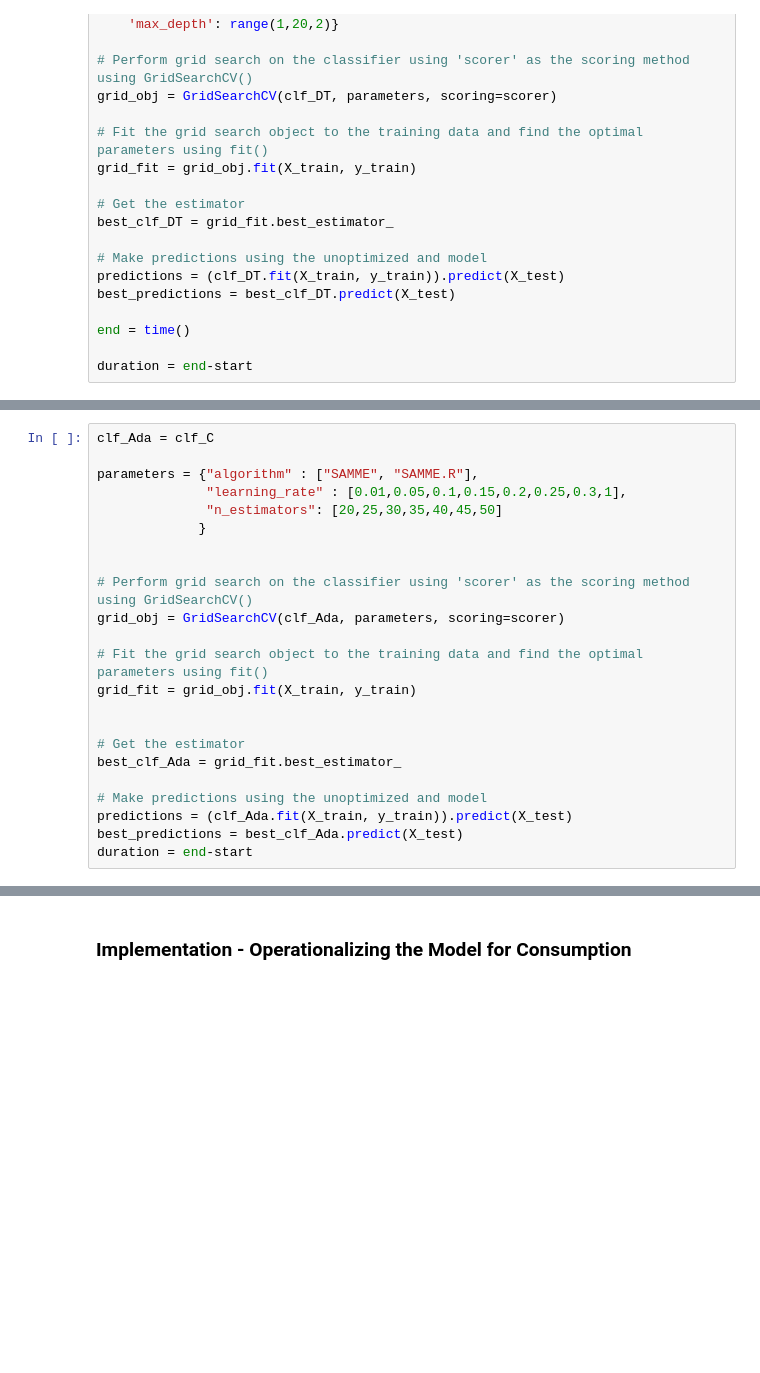
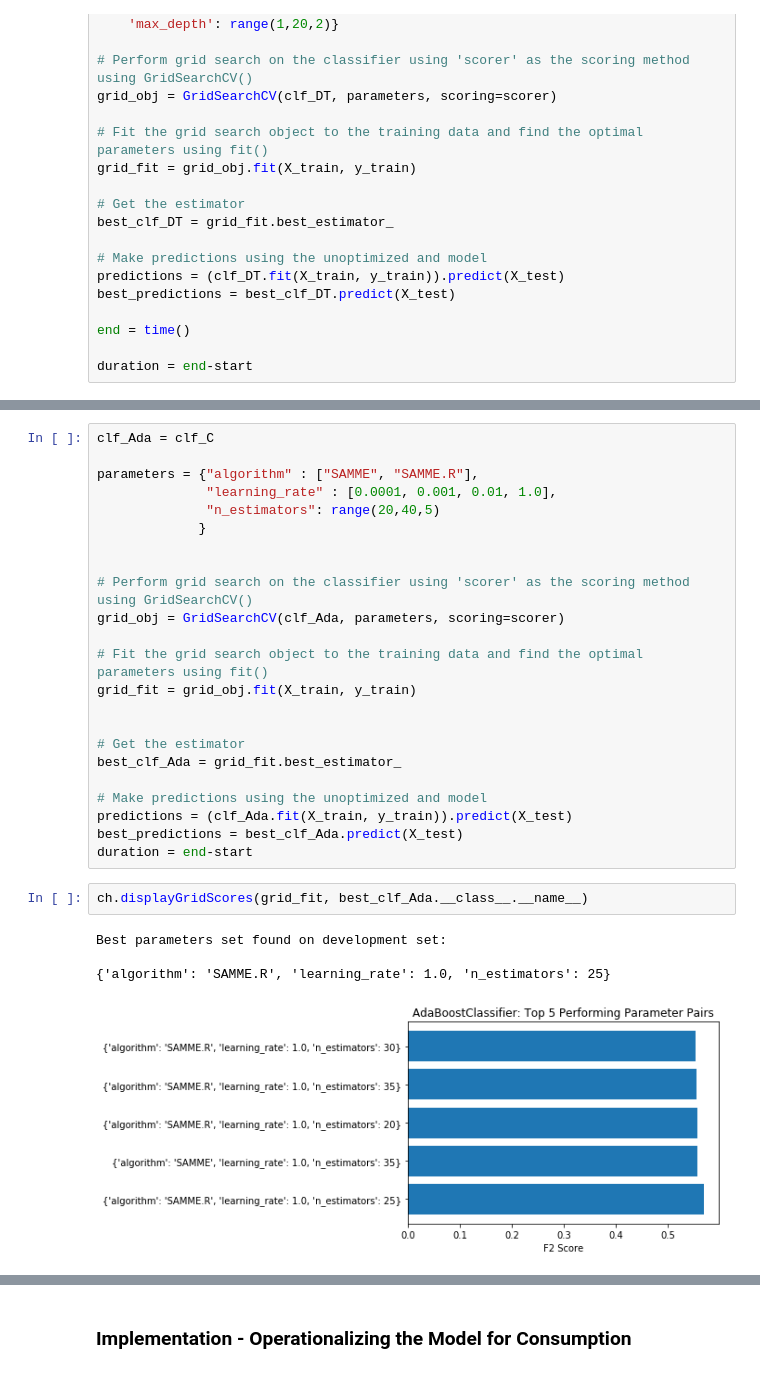
Before and after one commit to zachgardner/churn-detection, a Jupyter notebook: churn_detection_capstone.ipynb, the cells around one changed output, grey strips where cells are left out. Cells and saved outputs as stored; diff of their text form; blank space fills up the shorter version.

```diff
--- a/churn_detection_capstone.ipynb
+++ b/churn_detection_capstone.ipynb
@@ -415,8 +376,8 @@ F Score Improvement: 0.0220
 clf_Ada = clf_C
 
 parameters = {"algorithm" : ["SAMME", "SAMME.R"],
-              "learning_rate" : [0.01,0.05,0.1,0.15,0.2,0.25,0.3,1],
-              "n_estimators": [20,25,30,35,40,45,50]
+              "learning_rate" : [0.0001, 0.001, 0.01, 1.0],
+              "n_estimators": range(20,40,5)
              }
 
 
@@ -434,6 +395,13 @@ best_clf_Ada = grid_fit.best_estimator_
 predictions = (clf_Ada.fit(X_train, y_train)).predict(X_test)
 best_predictions = best_clf_Ada.predict(X_test)
 duration = end-start
+# %%
+ch.displayGridScores(grid_fit, best_clf_Ada.__class__.__name__)
+# %% [output]
+Best parameters set found on development set:
+
+{'algorithm': 'SAMME.R', 'learning_rate': 1.0, 'n_estimators': 25}
+[figure, added]
 # %%
 ch.displayAccuracies(y_test, predictions, best_predictions, beta, best_clf_Ada.__class__.__name__, duration)
 # %% [output]
```
Also changed, not shown: parts of 31 cells of this notebook.
